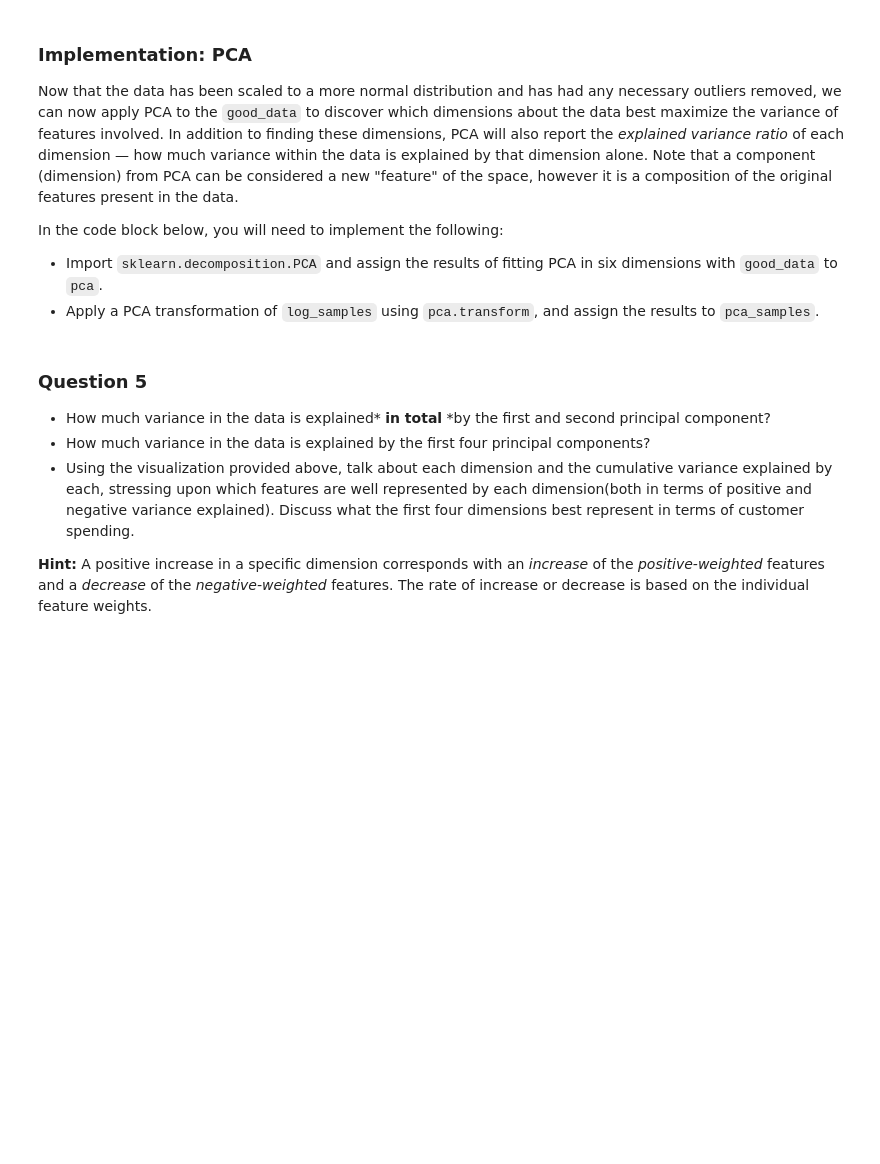
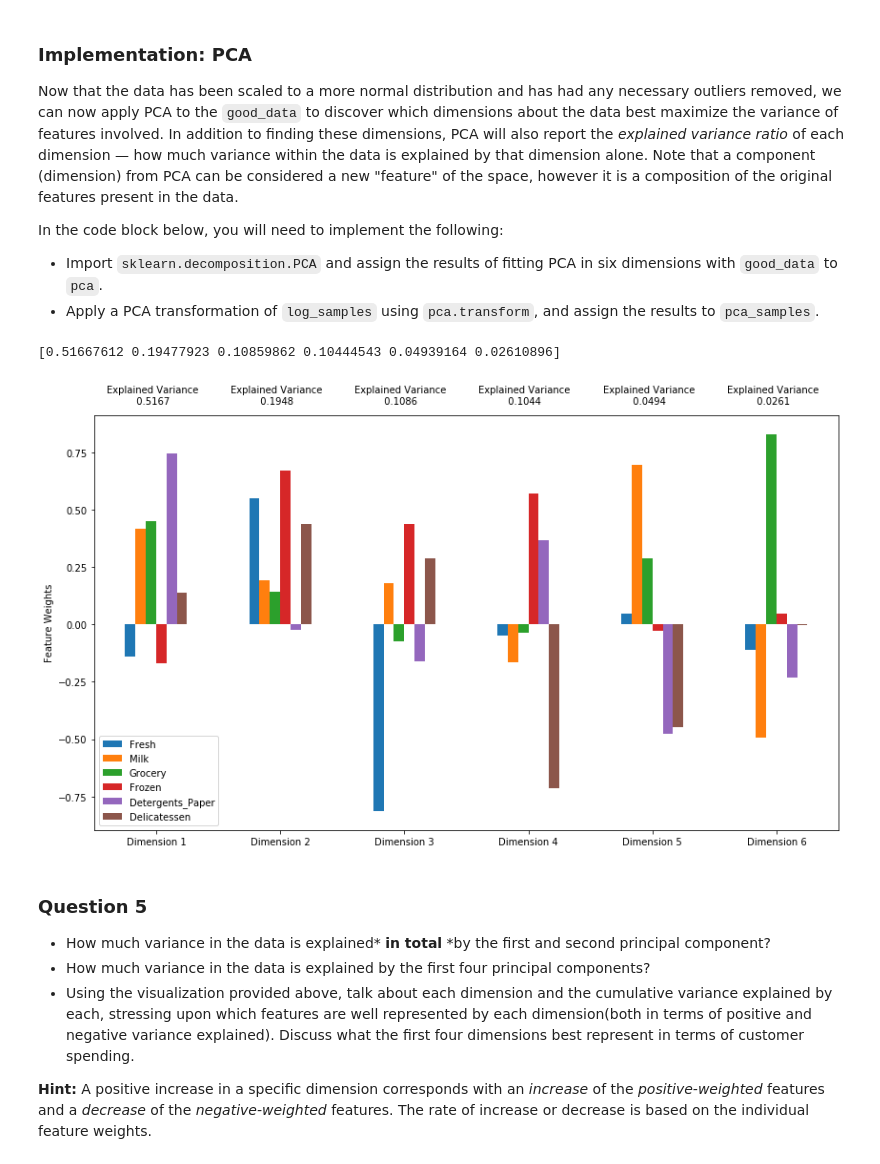
Before and after one commit to smmuzza/machine-learning, a Jupyter notebook: projects/customer_segments/customer_segments.ipynb, the cells around one changed output. Drawn from its saved outputs; the diff is of its cells as text; code cells hidden in the pictures; blank space fills up the shorter version.

```diff
--- a/projects/customer_segments/customer_segments.ipynb
+++ b/projects/customer_segments/customer_segments.ipynb
@@ -396,13 +407,20 @@ In the code block below, you will need to implement the following:
  - Apply a PCA transformation of `log_samples` using `pca.transform`, and assign the results to `pca_samples`.
 # %%
 # TODO: Apply PCA by fitting the good data with the same number of dimensions as features
-pca = None
+from sklearn.decomposition import PCA
+pca = PCA(n_components=6)
+pca.fit(good_data)
 
 # TODO: Transform log_samples using the PCA fit above
-pca_samples = None
+pca_samples = pca.transform(log_samples)
 
 # Generate PCA results plot
 pca_results = vs.pca_results(good_data, pca)
+
+print(pca.explained_variance_ratio_)
+# %% [output]
+[0.51667612 0.19477923 0.10859862 0.10444543 0.04939164 0.02610896]
+[figure, added]
 # %% [markdown]
 ### Question 5
 
```
Also changed, not shown: parts of 5 cells of this notebook, 2 other files.
